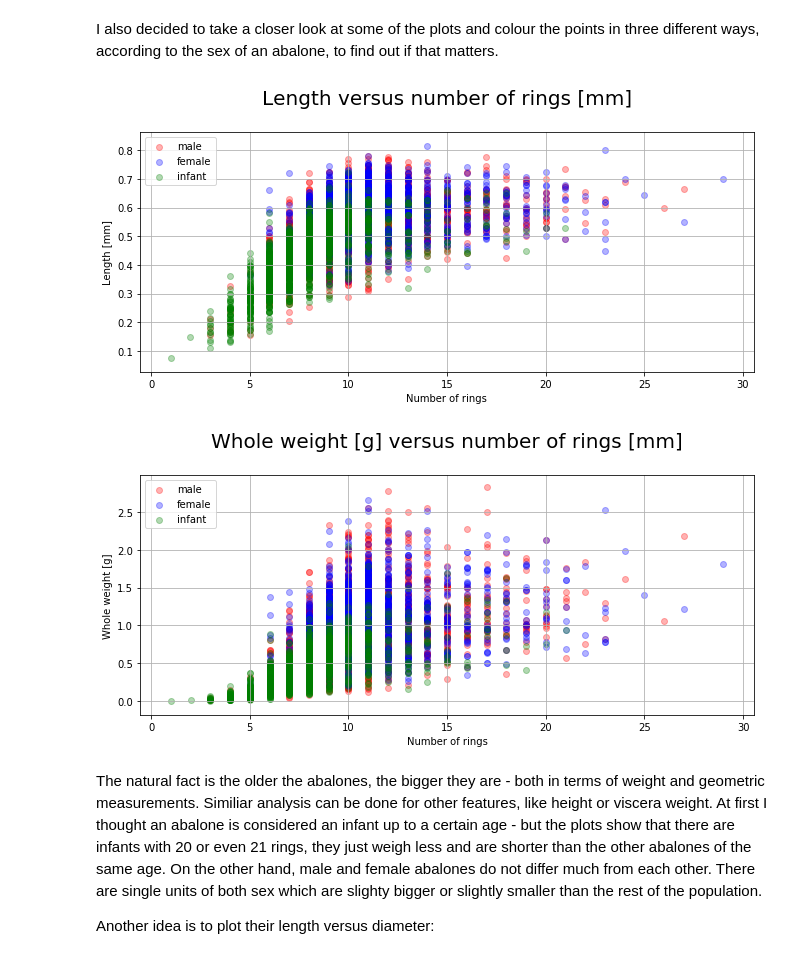
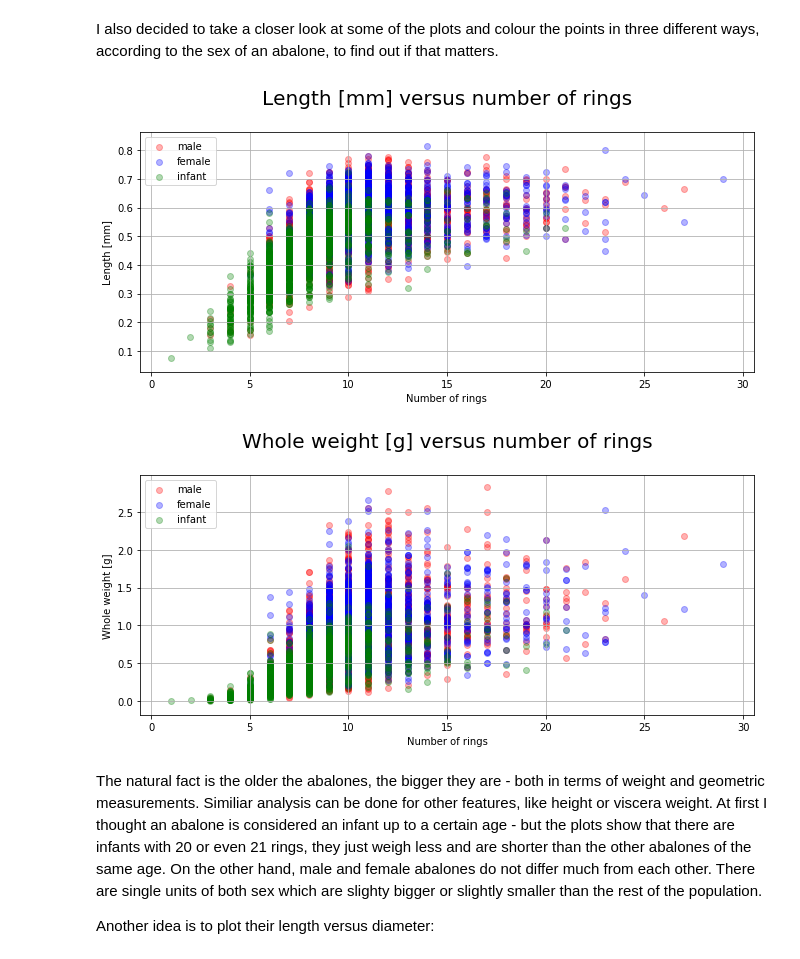
Before and after one commit to acamlet/abalone-dataset, a Jupyter notebook: abalone_dataset.ipynb, the cells around one changed output. Cells and saved outputs as stored; diff of their text form; code cells hidden in the pictures.

```diff
--- a/abalone_dataset.ipynb
+++ b/abalone_dataset.ipynb
@@ -107,7 +107,7 @@ plt.figure(figsize=(10,7))
 plt.subplots_adjust(right=2, top=0.6, wspace=0.2)
 plt.subplot(1,2,1)
 plt.grid()
-plt.title("Length versus number of rings [mm]\n", fontsize = 20)
+plt.title("Length [mm] versus number of rings\n", fontsize = 20)
 plt.xlabel('Number of rings')
 plt.ylabel('Length [mm]')
 plt.scatter(df.loc[df.Sex == 'M', 'Number of rings'], df.loc[df.Sex == 'M', 'Length [mm]'], c = 'r', label = 'male', alpha = alpha)
@@ -116,23 +116,23 @@ plt.scatter(df.loc[df.Sex == 'I', 'Number of rings'], df.loc[df.Sex == 'I', 'Len
 plt.legend(loc = 'upper left')
 plt.show()
 # %% [output]
-[figure, old version]
+[figure, new version]
 # %%
 alpha = 0.3
 plt.figure(figsize=(10,7))
 plt.subplots_adjust(right=2, top=0.6, wspace=0.2)
 plt.subplot(1,2,1)
 plt.grid()
-plt.title("Whole weight [g] versus number of rings [mm]\n", fontsize = 20)
+plt.title("Whole weight [g] versus number of rings\n", fontsize = 20)
 plt.xlabel('Number of rings')
 plt.ylabel('Whole weight [g]')
 plt.scatter(df.loc[df.Sex == 'M', 'Number of rings'], df.loc[df.Sex == 'M', 'Whole weight [g]'], c = 'r', label = 'male', alpha = alpha)
 plt.scatter(df.loc[df.Sex == 'F', 'Number of rings'], df.loc[df.Sex == 'F', 'Whole weight [g]'], c = 'b', label = 'female', alpha = alpha)
 plt.scatter(df.loc[df.Sex == 'I', 'Number of rings'], df.loc[df.Sex == 'I', 'Whole weight [g]'], c = 'g', label = 'infant', alpha = alpha)
 plt.legend(loc = 'upper left')
 plt.show()
 # %% [output]
-[figure, old version]
+[figure, new version]
 # %% [markdown]
 The natural fact is the older the abalones, the bigger they are - both in terms of weight and geometric measurements. Similiar analysis can be done for other features, like height or viscera weight. At first I thought an abalone is considered an infant up to a certain age - but the plots show that there are infants with 20 or even 21 rings, they just weigh less and are shorter than the other abalones of the same age. On the other hand, male and female abalones do not differ much from each other. There are single units of both sex which are slighty bigger or slightly smaller than the rest of the population.
 
```
Also changed, not shown: parts of 15 cells of this notebook, 3 other files.
